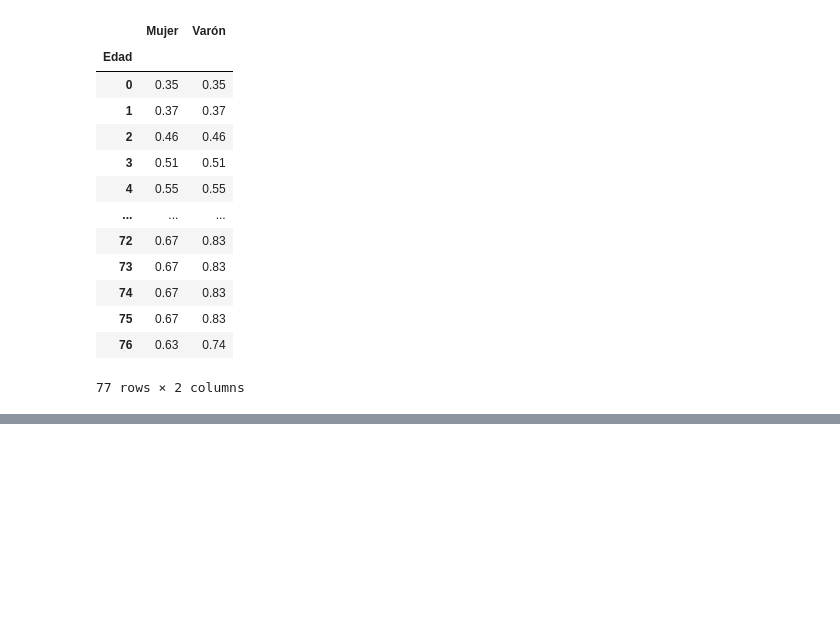
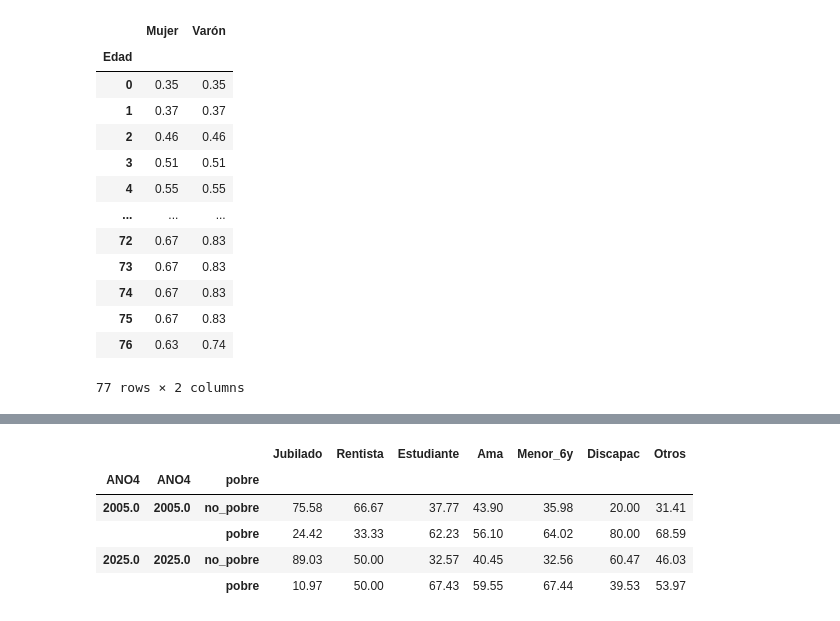
Before and after one commit to StefanoPistoia/Big-Data-Grupo-2, a Jupyter notebook: TP2/BigData_TP2_Grupo2.ipynb, the cells around one changed output, grey strips where cells are left out. Cells and saved outputs as stored; diff of their text form; code cells hidden in the pictures; blank space fills up the shorter version.

```diff
--- a/TP2/BigData_TP2_Grupo2.ipynb
+++ b/TP2/BigData_TP2_Grupo2.ipynb
@@ -1016,0 +1208,9 @@ Name: adulto_equiv, dtype: float64
+# %%
+stats(['Jubilado', 'Rentista', 'Estudiante', 'Ama', 'Menor_6y','Discapac', 'Otros'])
+# %% [output]
+|  |  |  | Jubilado | Rentista | Estudiante | Ama | Menor_6y | Discapac | Otros |
+| ANO4 | ANO4 | pobre |  |  |  |  |  |  |  |
+| 2005.0 | 2005.0 | no_pobre | 75.58 | 66.67 | 37.77 | 43.90 | 35.98 | 20.00 | 31.41 |
+|  |  | pobre | 24.42 | 33.33 | 62.23 | 56.10 | 64.02 | 80.00 | 68.59 |
+| 2025.0 | 2025.0 | no_pobre | 89.03 | 50.00 | 32.57 | 40.45 | 32.56 | 60.47 | 46.03 |
+|  |  | pobre | 10.97 | 50.00 | 67.43 | 59.55 | 67.44 | 39.53 | 53.97 |
```
Also changed, not shown: parts of 38 cells of this notebook, 3 other files.
